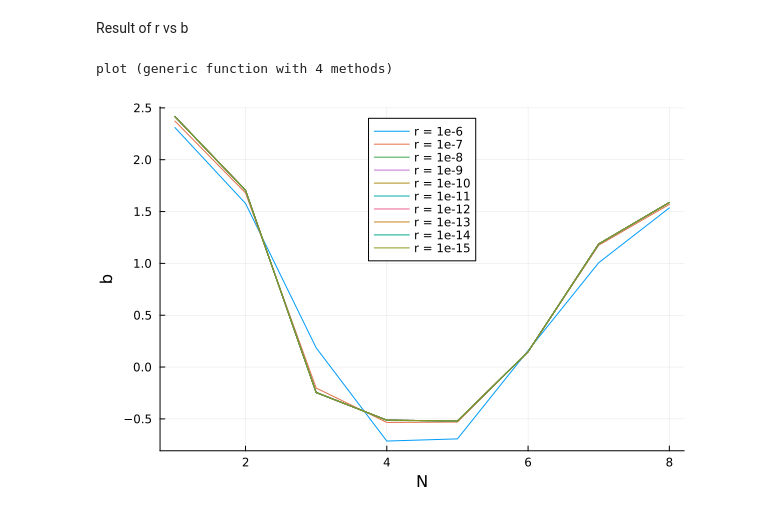
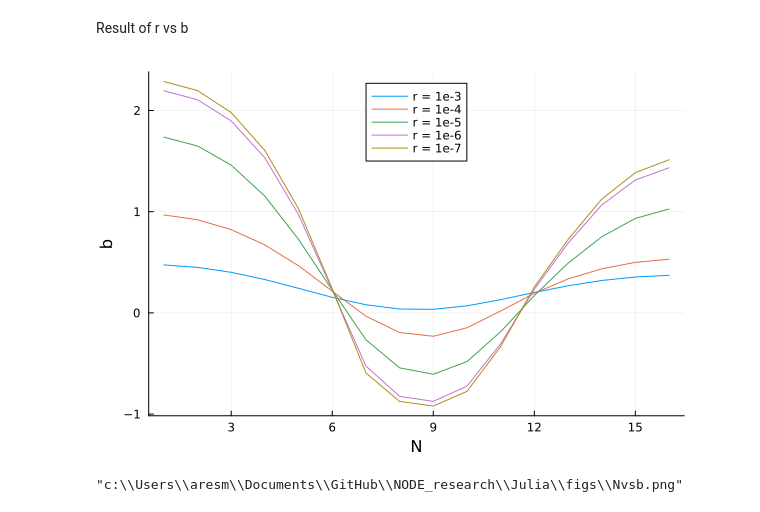
Before and after one commit to hody-chang/NODE_research, a Jupyter notebook: Julia/NODE.ipynb, the cells around one changed output. Drawn from its saved outputs; the diff is of its cells as text; code cells hidden in the pictures.

```diff
--- a/Julia/NODE.ipynb
+++ b/Julia/NODE.ipynb
@@ -167,13 +198,19 @@ plot (generic function with 4 methods)
 # %% [markdown]
 Result of r vs b
 # %%
-plot()
-for i in 1:10
-    plot!(1:8,b_r[i,:],label="r = 1e-$(i+5)",legend=:top)
+N = 16
+
+plt = plot()
+for i in 1:5
+    plot!(1:N,b_r[i,:],label="r = 1e-$(i+2)",legend=:top)
 end
-display(plot)
-xlabel!("N")
-ylabel!("b")
+
+xlabel!(plt,"N")
+ylabel!(plt,"b")
+
+display(plt)
+
+savefig(plt, "figs/Nvsb.png")
 # %% [output]
+[figure, new version]
-plot (generic function with 4 methods)
+"c:\\Users\\aresm\\Documents\\GitHub\\NODE_research\\Julia\\figs\\Nvsb.png"
-[figure, old version]
```
Also changed, not shown: parts of 8 cells of this notebook, 4 other files.
